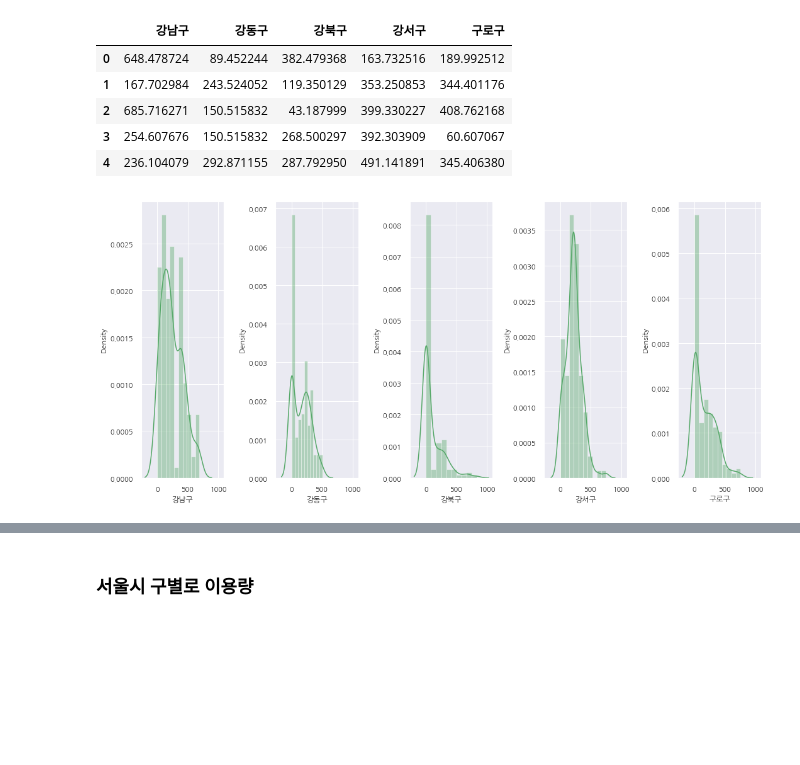
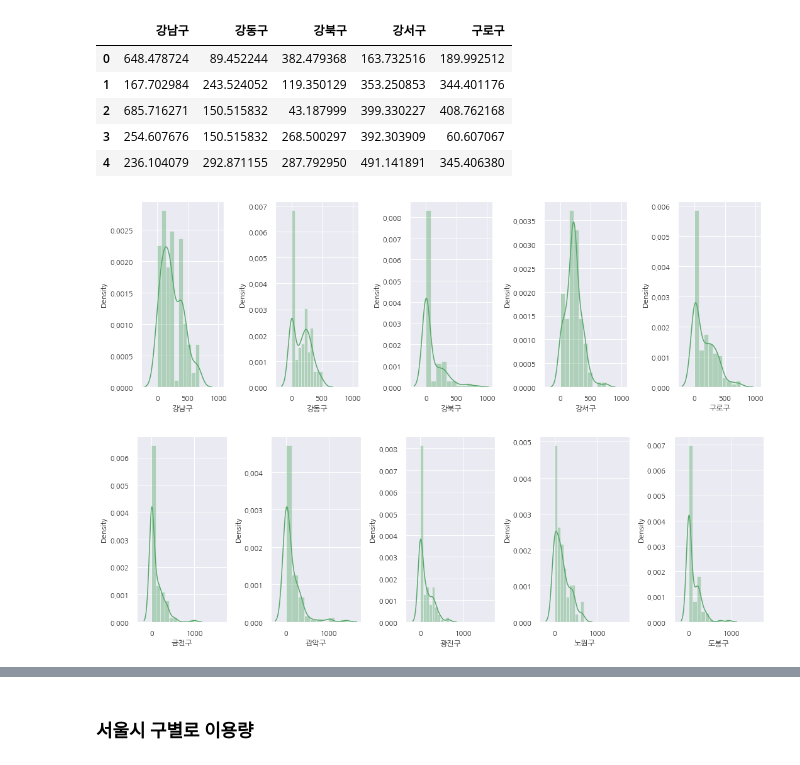
Before and after one commit to ihobbang250/custom_repo, a Jupyter notebook: main2.ipynb, the cells around one changed output, grey strips where cells are left out. Drawn from its saved outputs; the diff is of its cells as text; code cells hidden in the pictures; blank space fills up the shorter version.

```diff
--- a/main2.ipynb
+++ b/main2.ipynb
@@ -293,16 +292,30 @@ location_1.head()
 | 3 | 254.607676 | 150.515832 | 268.500297 | 392.303909 | 60.607067 |
 | 4 | 236.104079 | 292.871155 | 287.792950 | 491.141891 | 345.406380 |
 # %%
-#시각화
-fig, ax = plt.subplots(1, 5, figsize = (15, 7), sharex = True, tight_layout=True)
+#시각화 5개구로 구분
+fig, ax = plt.subplots(1, 5, figsize = (15, 5), sharex = True, tight_layout=True)
 i, j = 0, 0
 
 for location, n_row in location_1.iteritems():
     sns.distplot(n_row, ax = ax[i], bins = 10, color = 'g')
     i += 1
 
-#fig.ylabel('')
+
 plt.tight_layout()
 plt.show()
 # %% [output]
-[figure, old version]
+[figure, new version]
+# %%
+#시각화
+fig, ax = plt.subplots(1, 5, figsize = (15, 5), sharex = True, tight_layout=True)
+i, j = 0, 0
+
+for location, n_row in location_2.iteritems():
+    sns.distplot(n_row, ax = ax[i], bins = 10, color = 'g')
+    i += 1
+
+
+plt.tight_layout()
+plt.show()
+# %% [output]
+[figure, added]
```
Also changed, not shown: parts of 17 cells of this notebook.
